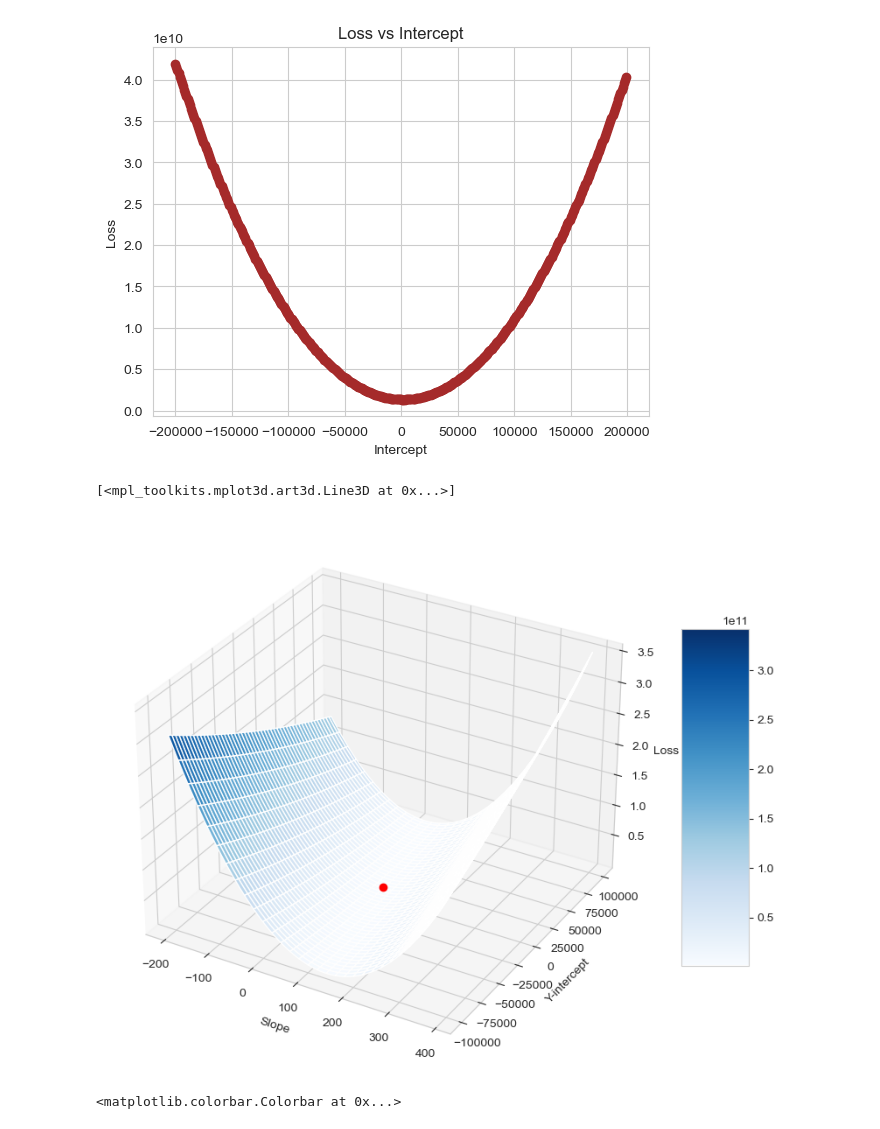
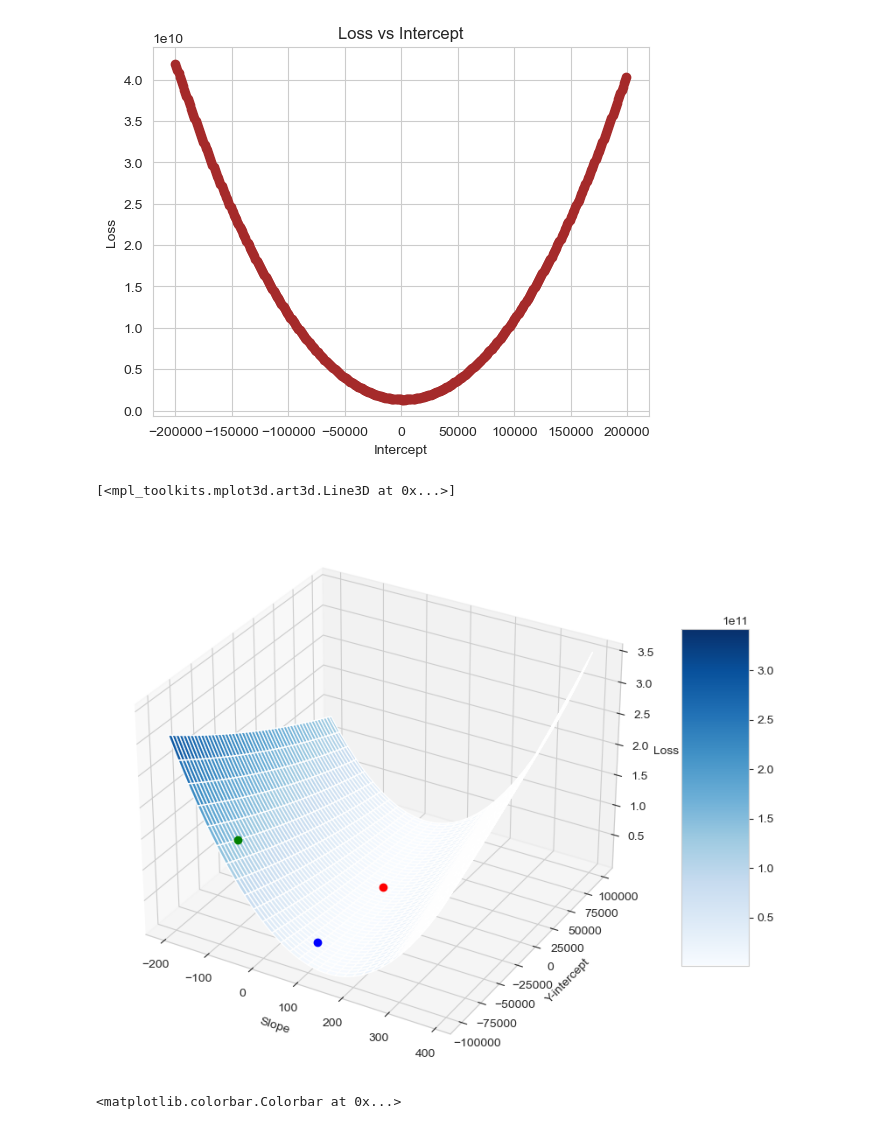
Before and after one commit to tbenbrahim/deep-learning-lunch-and-learn, a Jupyter notebook: nn-ll.ipynb, the cells around one changed output. Drawn from its saved outputs; the diff is of its cells as text; code cells hidden in the pictures.

```diff
--- a/nn-ll.ipynb
+++ b/nn-ll.ipynb
@@ -72,6 +74,6 @@ import pandas as pd
 
 url = "https://raw.githubusercontent.com/tbenbrahim/deep-learning-lunch-and-learn/main/data/prices-size.csv"
 data = pd.read_csv(url)
-# data.drop('House', axis=1, inplace=True)
+data.drop('House', axis=1, inplace=True)
 data
 # %% [output]
@@ -265,8 +268,8 @@ from sklearn.metrics import mean_squared_error
 
 plot = plot_points()
 
-b = 0
-m = 0
+b = 10_000
+m = 50
 plot.plot([0, 4000], [m * 0 + b, m * 4000 + b], color='brown')
 y = data['price'].values
 y_hat = m * data['size'].values + b
@@ -347,31 +350,31 @@ Min loss: 1329994428.00 is at intercept 0.00
 # %%
 def error(m, b):
     y = data['price'].values
     y_hat = m * data['size'].values + b
     return mean_squared_error(y, y_hat)
 
 
 m = np.arange(-200, 400, 10)
 b = np.arange(-100_000, 100_000, 1_000)
 
 M, B = np.meshgrid(m, b)
 E = np.vectorize(error)(M, B)
 
 fig = plt.figure()
 fig.set_size_inches(10, 10)
 ax = plt.subplot(projection='3d')
 surface = ax.plot_surface(M, B, E, cmap="Blues")
 ax.set_xlabel('Slope')
 ax.set_ylabel('Y-intercept')
 ax.set_zlabel('Loss')
 ax.view_init(30, -60)
 fig.colorbar(surface, shrink=0.5, aspect=5)
 ax.plot3D([77], [9161], [error([77], [9161])], 'o', color='red')
-# ax.plot3D([-100], [-75000], [error([-100],[-75000])], 'o', color='green')
-# ax.plot3D([77], [-75000], [error([77],[-75000])], 'o', color='blue')
+ax.plot3D([-100], [-75000], [error([-100],[-75000])], 'o', color='green')
+ax.plot3D([77], [-75000], [error([77],[-75000])], 'o', color='blue')
 # %% [output]
 [<mpl_toolkits.mplot3d.art3d.Line3D at 0x...>]
-[figure, old version]
+[figure, new version]
 # %%
 fig = plt.figure()
 fig.set_size_inches(12, 12)
```
Also changed, not shown: parts of 21 cells of this notebook, 2 other files.
